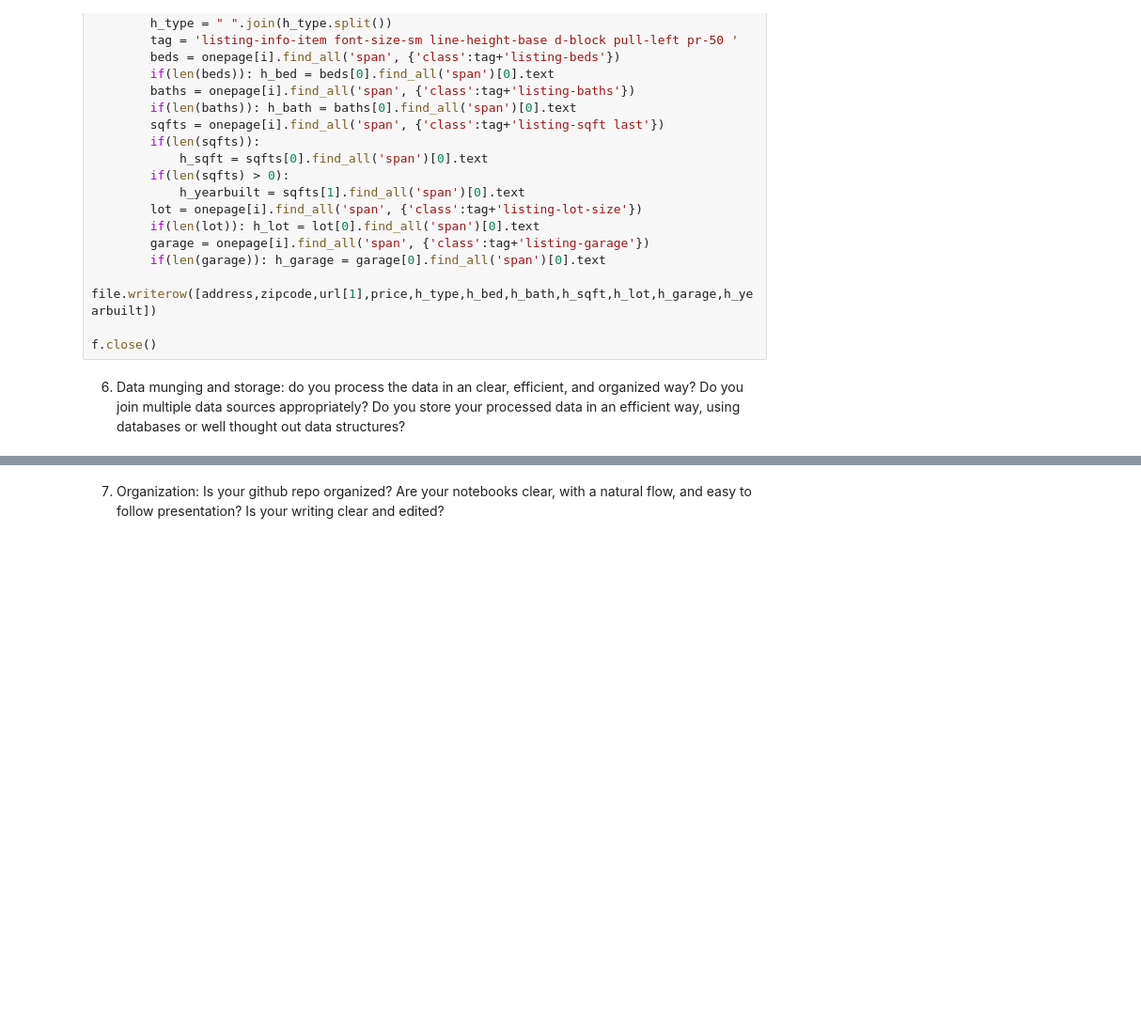
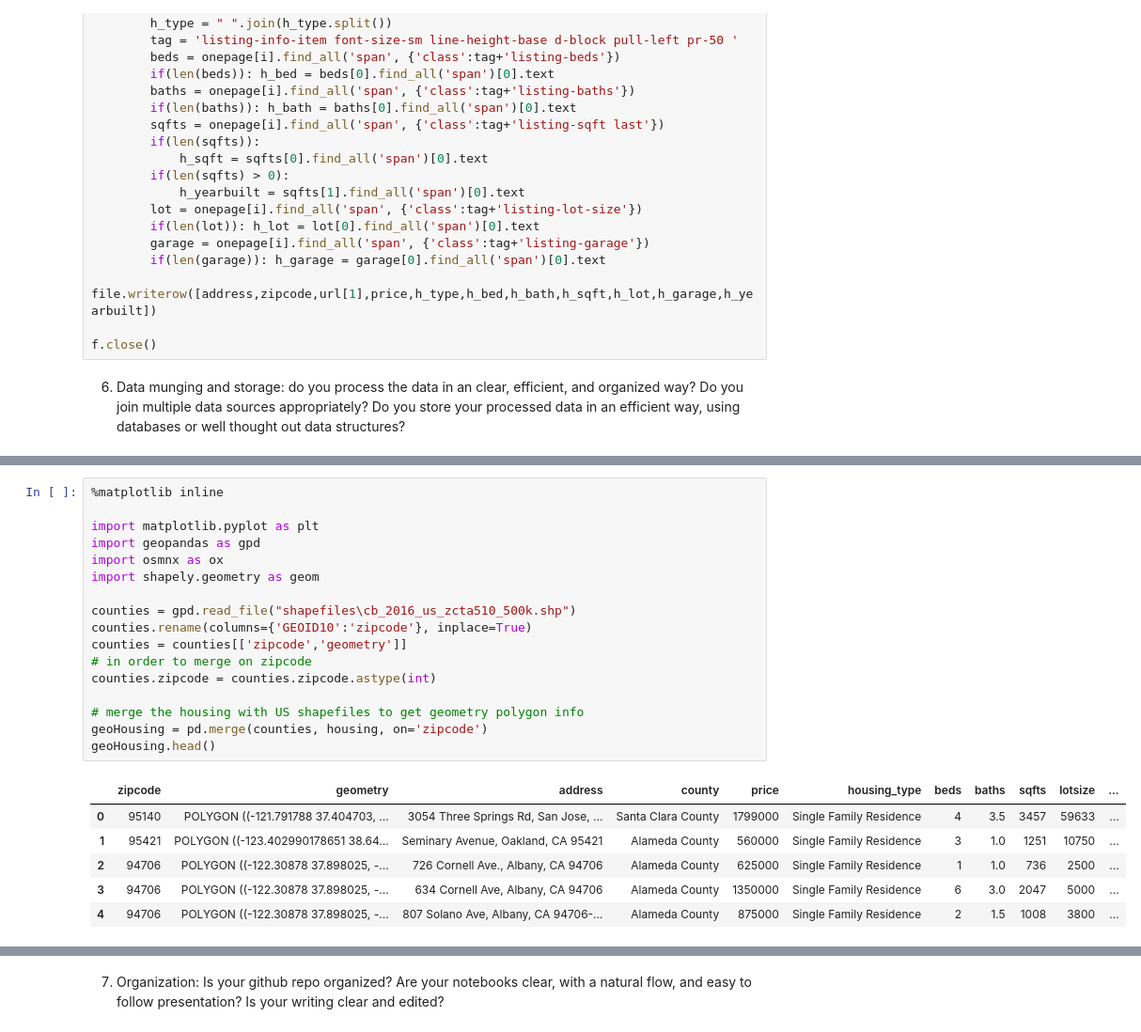
Before and after one commit to taylorxleung/STAT-141B--FINAL, a Jupyter notebook: STAT 141B-- Final Project.ipynb, the cells around one changed output, grey strips where cells are left out. Shown at 94% size. Drawn from its saved outputs; the diff is of its cells as text; blank space fills up the shorter version.

```diff
--- a/STAT 141B-- Final Project.ipynb
+++ b/STAT 141B-- Final Project.ipynb
@@ -145,0 +206,24 @@ f.close()
+# %%
+%matplotlib inline
+
+import matplotlib.pyplot as plt
+import geopandas as gpd
+import osmnx as ox
+import shapely.geometry as geom
+
+counties = gpd.read_file("shapefiles\cb_2016_us_zcta510_500k.shp")
+counties.rename(columns={'GEOID10':'zipcode'}, inplace=True)
+counties = counties[['zipcode','geometry']]
+# in order to merge on zipcode
+counties.zipcode = counties.zipcode.astype(int)
+
+# merge the housing with US shapefiles to get geometry polygon info
+geoHousing = pd.merge(counties, housing, on='zipcode')
+geoHousing.head()
+# %% [output]
+|  | zipcode | geometry | address | county | price | housing_type | beds | baths | sqfts | lotsize | ... |
+| 0 | 95140 | POLYGON ((-121.791788 37.404703, ... | 3054 Three Springs Rd, San Jose, ... | Santa Clara County | 1799000 | Single Family Residence | 4 | 3.5 | 3457 | 59633 | ... |
+| 1 | 95421 | POLYGON ((-123.402990178651 38.64... | Seminary Avenue, Oakland, CA 95421 | Alameda County | 560000 | Single Family Residence | 3 | 1.0 | 1251 | 10750 | ... |
+| 2 | 94706 | POLYGON ((-122.30878 37.898025, -... | 726 Cornell Ave., Albany, CA 94706 | Alameda County | 625000 | Single Family Residence | 1 | 1.0 | 736 | 2500 | ... |
+| 3 | 94706 | POLYGON ((-122.30878 37.898025, -... | 634 Cornell Ave, Albany, CA 94706 | Alameda County | 1350000 | Single Family Residence | 6 | 3.0 | 2047 | 5000 | ... |
+| 4 | 94706 | POLYGON ((-122.30878 37.898025, -... | 807 Solano Ave, Albany, CA 94706-... | Alameda County | 875000 | Single Family Residence | 2 | 1.5 | 1008 | 3800 | ... |
```
Also changed, not shown: parts of 3 cells of this notebook, 8 other files.
